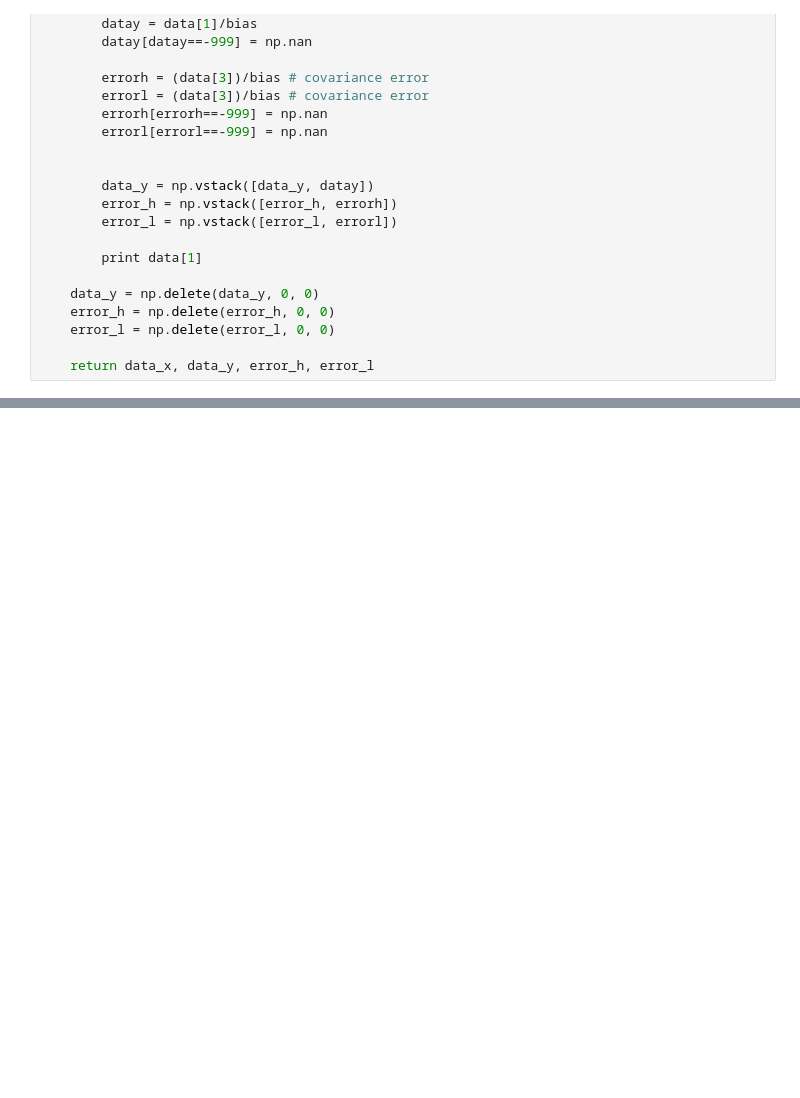
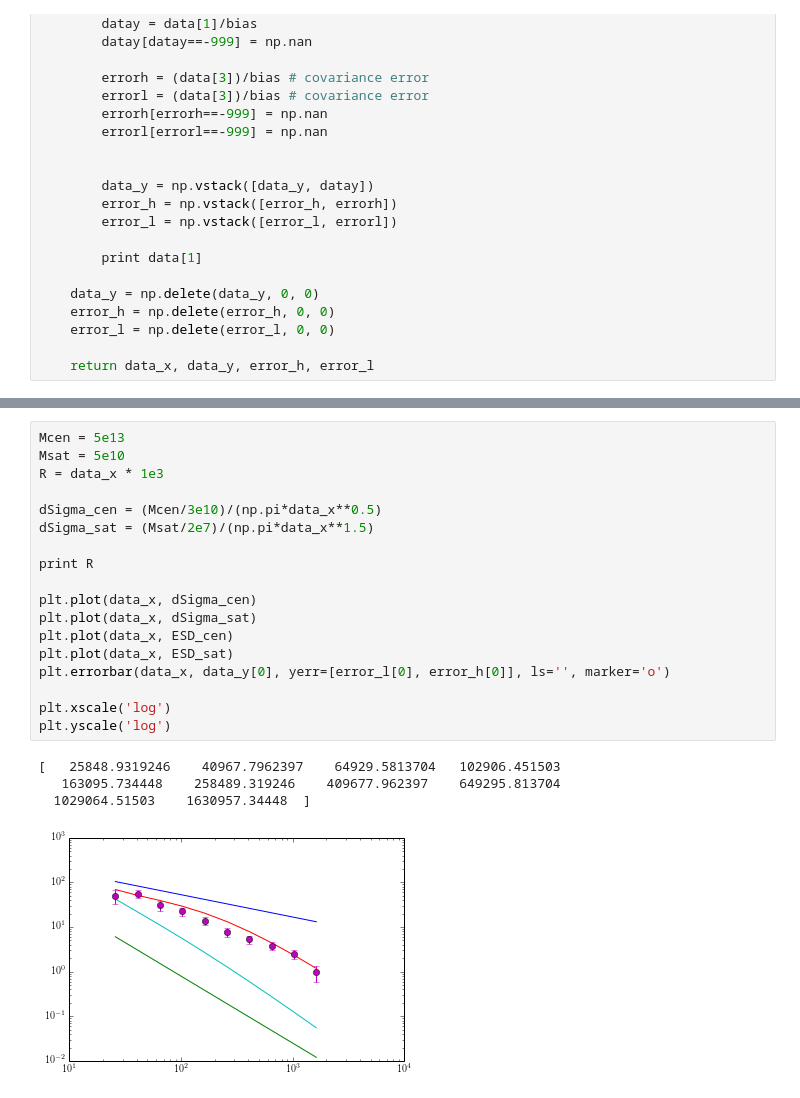
Before and after one commit to samtaziaux/KiDS-Sam_master, a Jupyter notebook: brouwer/environment_project/plot_mcmc.ipynb, the cells around one changed output, grey strips where cells are left out. Cells and saved outputs as stored; diff of their text form; blank space fills up the shorter version.

```diff
--- a/brouwer/environment_project/plot_mcmc.ipynb
+++ b/brouwer/environment_project/plot_mcmc.ipynb
@@ -264,0 +304,23 @@ Written: ESD profile plot: /disks/shear10/brouwer_veersemeer/mcmc_output/environ
+# %%
+Mcen = 5e13
+Msat = 5e10
+R = data_x * 1e3
+
+dSigma_cen = (Mcen/3e10)/(np.pi*data_x**0.5)
+dSigma_sat = (Msat/2e7)/(np.pi*data_x**1.5)
+
+print R
+
+plt.plot(data_x, dSigma_cen)
+plt.plot(data_x, dSigma_sat)
+plt.plot(data_x, ESD_cen)
+plt.plot(data_x, ESD_sat)
+plt.errorbar(data_x, data_y[0], yerr=[error_l[0], error_h[0]], ls='', marker='o')
+
+plt.xscale('log')
+plt.yscale('log')
+# %% [output]
+[   25848.9319246    40967.7962397    64929.5813704   102906.451503
+   163095.734448    258489.319246    409677.962397    649295.813704
+  1029064.51503    1630957.34448  ]
+[figure, added]
```
Also changed, not shown: parts of 6 cells of this notebook, 38 other files.
